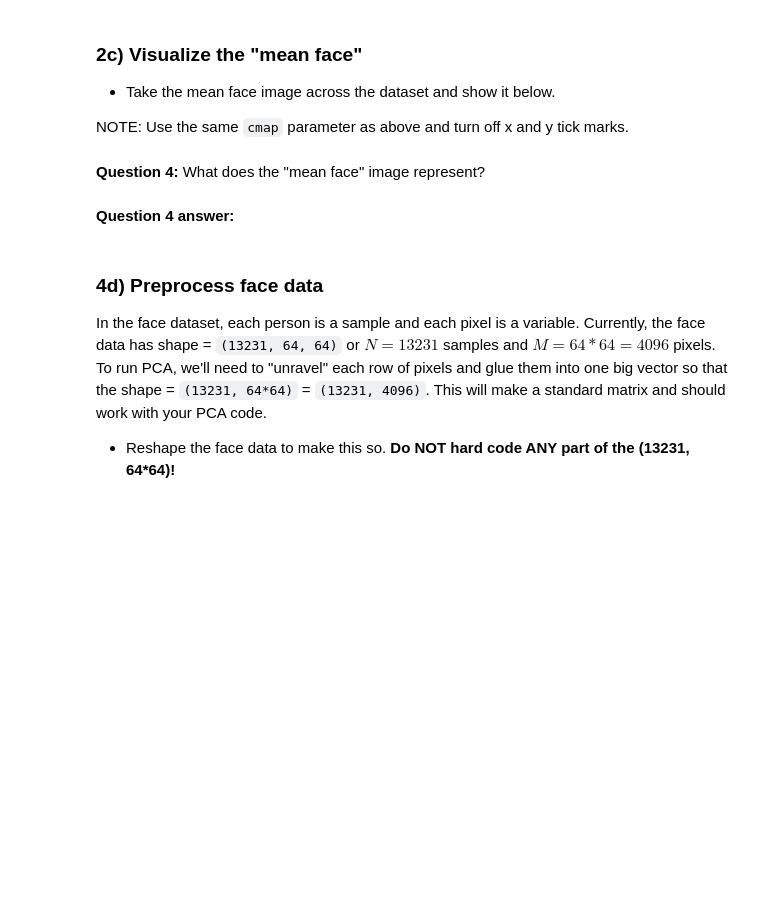
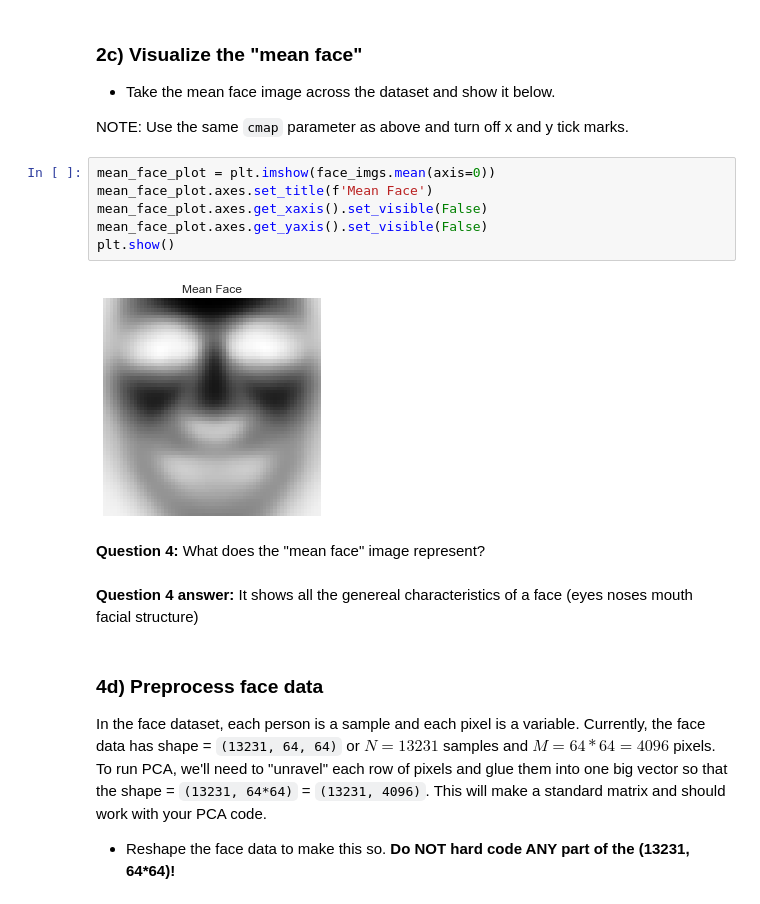
Before and after one commit to mattjax16/cs251, a Jupyter notebook: project4/pca.ipynb, the cells around one changed output. Saved outputs shown, nothing was run; the diff lists cells and outputs as text; blank space fills up the shorter version.

```diff
--- a/project4/pca.ipynb
+++ b/project4/pca.ipynb
@@ -377,10 +392,19 @@ def face_plot(face_imgs, face_names):
 - Take the mean face image across the dataset and show it below.
 
 NOTE: Use the same `cmap` parameter as above and turn off x and y tick marks.
+# %%
+mean_face_plot = plt.imshow(face_imgs.mean(axis=0))
+mean_face_plot.axes.set_title(f'Mean Face')
+mean_face_plot.axes.get_xaxis().set_visible(False)
+mean_face_plot.axes.get_yaxis().set_visible(False)
+plt.show()
+# %% [output]
+[figure, added]
 # %% [markdown]
 **Question 4:** What does the "mean face" image represent?
-# %% [markdown]
-**Question 4 answer:**
+# %% [markdown]
+**Question 4 answer:**
+It shows all the genereal characteristics of a face (eyes noses mouth facial structure)
 # %% [markdown]
 ### 4d) Preprocess face data
 
```
Also changed, not shown: parts of 40 cells of this notebook, 16 other files.
